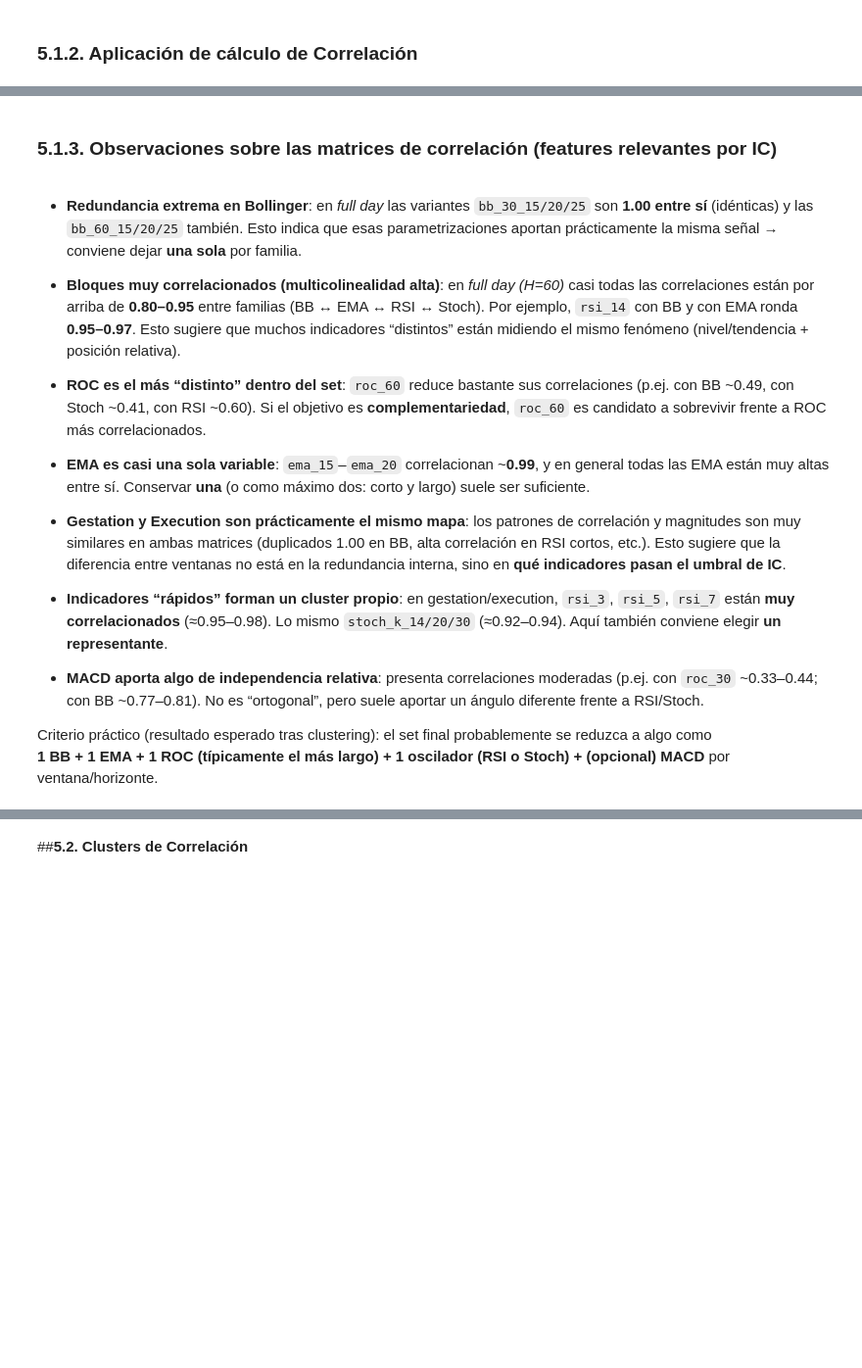
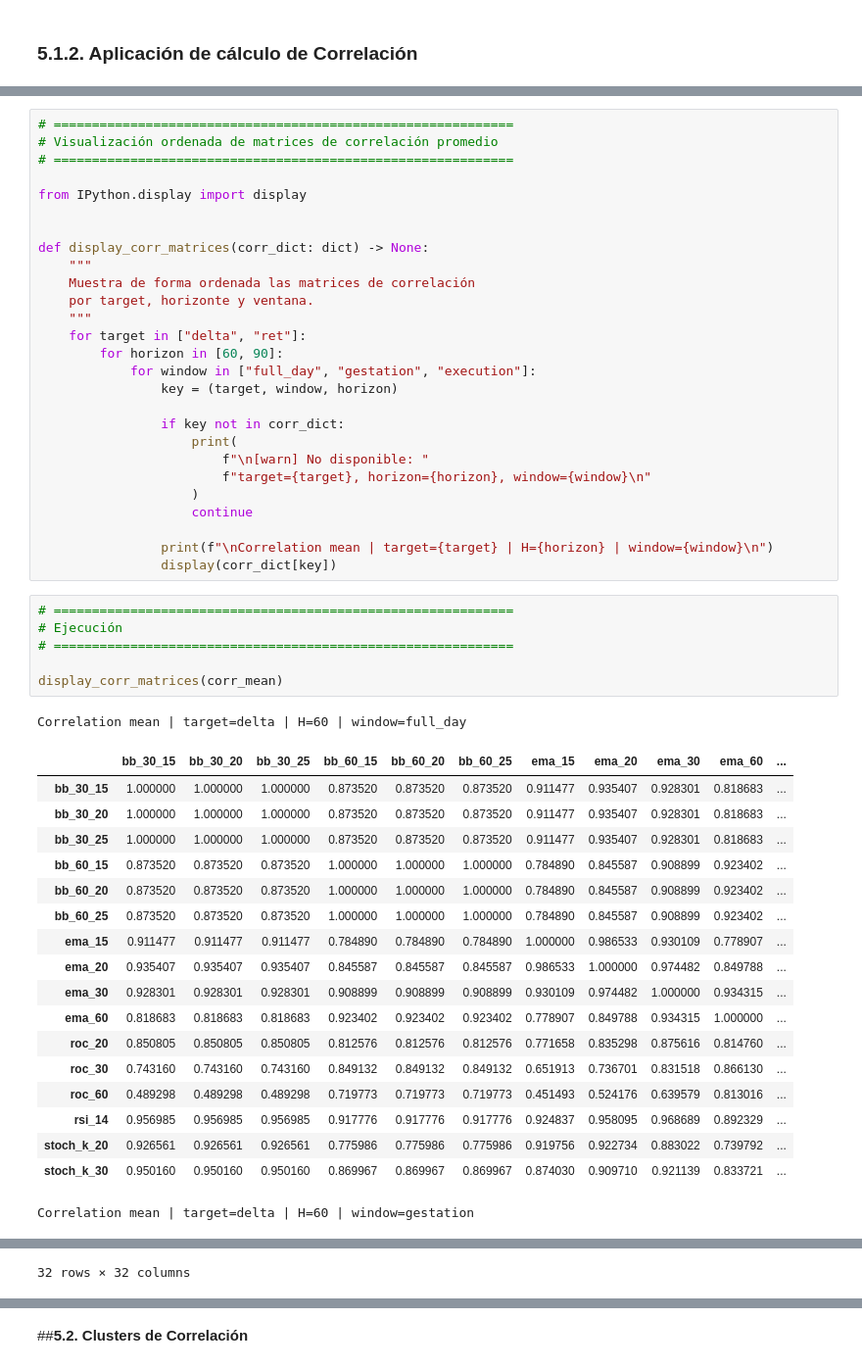
Before and after one commit to GUNAPILLCO/neural_profit, a Jupyter notebook: stage_03_feature_engineering/stage_03_feature_engineering.ipynb, the cells around one changed output, grey strips where cells are left out. Shown at 98% size. Cells and saved outputs as stored; diff of their text form; blank space fills up the shorter version.

Commit message:
Casi terminando el punto 5.3.3.

```diff
--- a/stage_03_feature_engineering/stage_03_feature_engineering.ipynb
+++ b/stage_03_feature_engineering/stage_03_feature_engineering.ipynb
@@ -1827,21 +1945,53 @@ display(corr_mean_ic_90_relevant_execution)
-# %% [markdown]
-### **5.1.3. Observaciones sobre las matrices de correlación (features relevantes por IC)**
-# %% [markdown]
-
-
-- **Redundancia extrema en Bollinger**: en *full day* las variantes `bb_30_15/20/25` son **1.00 entre sí** (idénticas) y las `bb_60_15/20/25` también. Esto indica que esas parametrizaciones aportan prácticamente la misma señal → conviene dejar **una sola** por familia.
-
-- **Bloques muy correlacionados (multicolinealidad alta)**: en *full day (H=60)* casi todas las correlaciones están por arriba de **0.80–0.95** entre familias (BB ↔ EMA ↔ RSI ↔ Stoch). Por ejemplo, `rsi_14` con BB y con EMA ronda **0.95–0.97**. Esto sugiere que muchos indicadores “distintos” están midiendo el mismo fenómeno (nivel/tendencia + posición relativa).
-
-- **ROC es el más “distinto” dentro del set**: `roc_60` reduce bastante sus correlaciones (p.ej. con BB ~0.49, con Stoch ~0.41, con RSI ~0.60). Si el objetivo es **complementariedad**, `roc_60` es candidato a sobrevivir frente a ROC más correlacionados.
-
-- **EMA es casi una sola variable**: `ema_15`–`ema_20` correlacionan ~**0.99**, y en general todas las EMA están muy altas entre sí. Conservar **una** (o como máximo dos: corto y largo) suele ser suficiente.
-
-- **Gestation y Execution son prácticamente el mismo mapa**: los patrones de correlación y magnitudes son muy similares en ambas matrices (duplicados 1.00 en BB, alta correlación en RSI cortos, etc.). Esto sugiere que la diferencia entre ventanas no está en la redundancia interna, sino en **qué indicadores pasan el umbral de IC**.
-
-- **Indicadores “rápidos” forman un cluster propio**: en gestation/execution, `rsi_3`, `rsi_5`, `rsi_7` están **muy correlacionados** (≈0.95–0.98). Lo mismo `stoch_k_14/20/30` (≈0.92–0.94). Aquí también conviene elegir **un representante**.
-
-- **MACD aporta algo de independencia relativa**: presenta correlaciones moderadas (p.ej. con `roc_30` ~0.33–0.44; con BB ~0.77–0.81). No es “ortogonal”, pero suele aportar un ángulo diferente frente a RSI/Stoch.
-
-Criterio práctico (resultado esperado tras clustering): el set final probablemente se reduzca a algo como
-**1 BB + 1 EMA + 1 ROC (típicamente el más largo) + 1 oscilador (RSI o Stoch) + (opcional) MACD** por ventana/horizonte.
+# %%
+# ============================================================
+# Visualización ordenada de matrices de correlación promedio
+# ============================================================
+
+from IPython.display import display
+
+
+def display_corr_matrices(corr_dict: dict) -> None:
+    """
+    Muestra de forma ordenada las matrices de correlación
+    por target, horizonte y ventana.
+    """
+    for target in ["delta", "ret"]:
+        for horizon in [60, 90]:
+            for window in ["full_day", "gestation", "execution"]:
+                key = (target, window, horizon)
+
+                if key not in corr_dict:
+                    print(
+                        f"\n[warn] No disponible: "
+                        f"target={target}, horizon={horizon}, window={window}\n"
+                    )
+                    continue
+
+                print(f"\nCorrelation mean | target={target} | H={horizon} | window={window}\n")
+                display(corr_dict[key])
+# %%
+# ============================================================
+# Ejecución
+# ============================================================
+
+display_corr_matrices(corr_mean)
+# %% [output]
+Correlation mean | target=delta | H=60 | window=full_day
+|  | bb_30_15 | bb_30_20 | bb_30_25 | bb_60_15 | bb_60_20 | bb_60_25 | ema_15 | ema_20 | ema_30 | ema_60 | ... |
+| bb_30_15 | 1.000000 | 1.000000 | 1.000000 | 0.873520 | 0.873520 | 0.873520 | 0.911477 | 0.935407 | 0.928301 | 0.818683 | ... |
+| bb_30_20 | 1.000000 | 1.000000 | 1.000000 | 0.873520 | 0.873520 | 0.873520 | 0.911477 | 0.935407 | 0.928301 | 0.818683 | ... |
+| bb_30_25 | 1.000000 | 1.000000 | 1.000000 | 0.873520 | 0.873520 | 0.873520 | 0.911477 | 0.935407 | 0.928301 | 0.818683 | ... |
+| bb_60_15 | 0.873520 | 0.873520 | 0.873520 | 1.000000 | 1.000000 | 1.000000 | 0.784890 | 0.845587 | 0.908899 | 0.923402 | ... |
+| bb_60_20 | 0.873520 | 0.873520 | 0.873520 | 1.000000 | 1.000000 | 1.000000 | 0.784890 | 0.845587 | 0.908899 | 0.923402 | ... |
+| bb_60_25 | 0.873520 | 0.873520 | 0.873520 | 1.000000 | 1.000000 | 1.000000 | 0.784890 | 0.845587 | 0.908899 | 0.923402 | ... |
+| ema_15 | 0.911477 | 0.911477 | 0.911477 | 0.784890 | 0.784890 | 0.784890 | 1.000000 | 0.986533 | 0.930109 | 0.778907 | ... |
+| ema_20 | 0.935407 | 0.935407 | 0.935407 | 0.845587 | 0.845587 | 0.845587 | 0.986533 | 1.000000 | 0.974482 | 0.849788 | ... |
+| ema_30 | 0.928301 | 0.928301 | 0.928301 | 0.908899 | 0.908899 | 0.908899 | 0.930109 | 0.974482 | 1.000000 | 0.934315 | ... |
+| ema_60 | 0.818683 | 0.818683 | 0.818683 | 0.923402 | 0.923402 | 0.923402 | 0.778907 | 0.849788 | 0.934315 | 1.000000 | ... |
+| roc_20 | 0.850805 | 0.850805 | 0.850805 | 0.812576 | 0.812576 | 0.812576 | 0.771658 | 0.835298 | 0.875616 | 0.814760 | ... |
+| roc_30 | 0.743160 | 0.743160 | 0.743160 | 0.849132 | 0.849132 | 0.849132 | 0.651913 | 0.736701 | 0.831518 | 0.866130 | ... |
+| roc_60 | 0.489298 | 0.489298 | 0.489298 | 0.719773 | 0.719773 | 0.719773 | 0.451493 | 0.524176 | 0.639579 | 0.813016 | ... |
+| rsi_14 | 0.956985 | 0.956985 | 0.956985 | 0.917776 | 0.917776 | 0.917776 | 0.924837 | 0.958095 | 0.968689 | 0.892329 | ... |
+| stoch_k_20 | 0.926561 | 0.926561 | 0.926561 | 0.775986 | 0.775986 | 0.775986 | 0.919756 | 0.922734 | 0.883022 | 0.739792 | ... |
+| stoch_k_30 | 0.950160 | 0.950160 | 0.950160 | 0.869967 | 0.869967 | 0.869967 | 0.874030 | 0.909710 | 0.921139 | 0.833721 | ... |
+Correlation mean | target=delta | H=60 | window=gestation
@@ -1847,0 +2015 @@ Criterio práctico (resultado esperado tras clustering): el set final probableme
+32 rows × 32 columns
```
Also changed, not shown: parts of 57 cells of this notebook.
